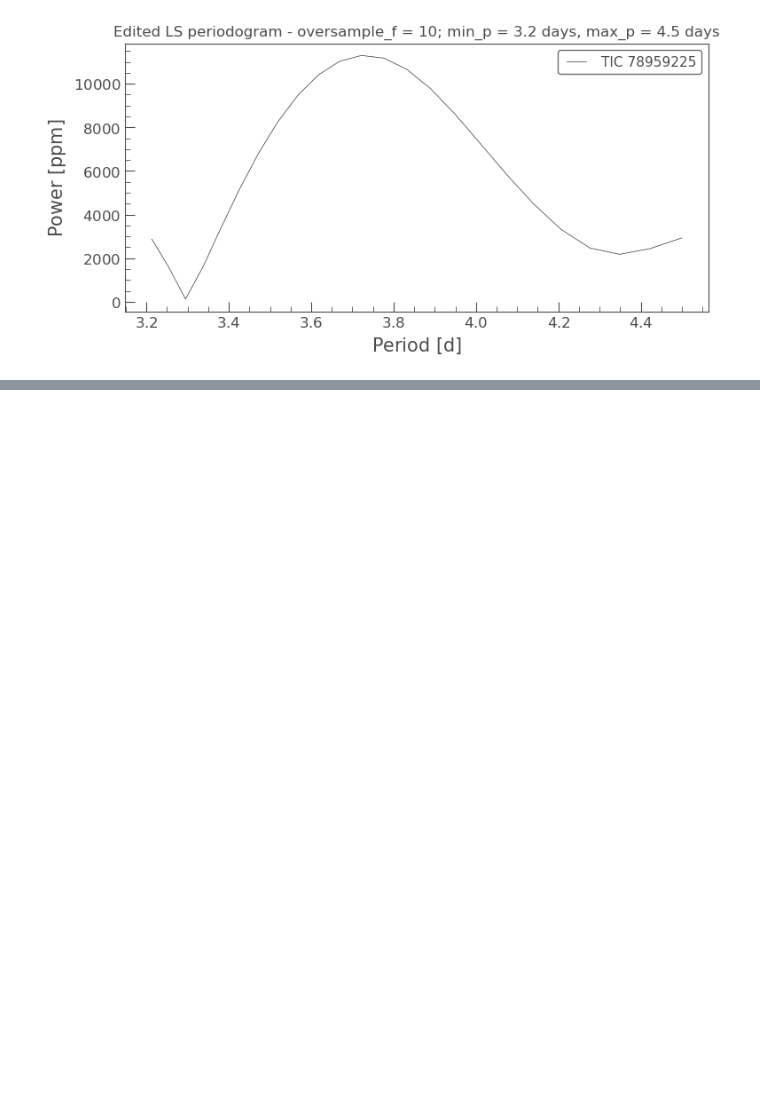
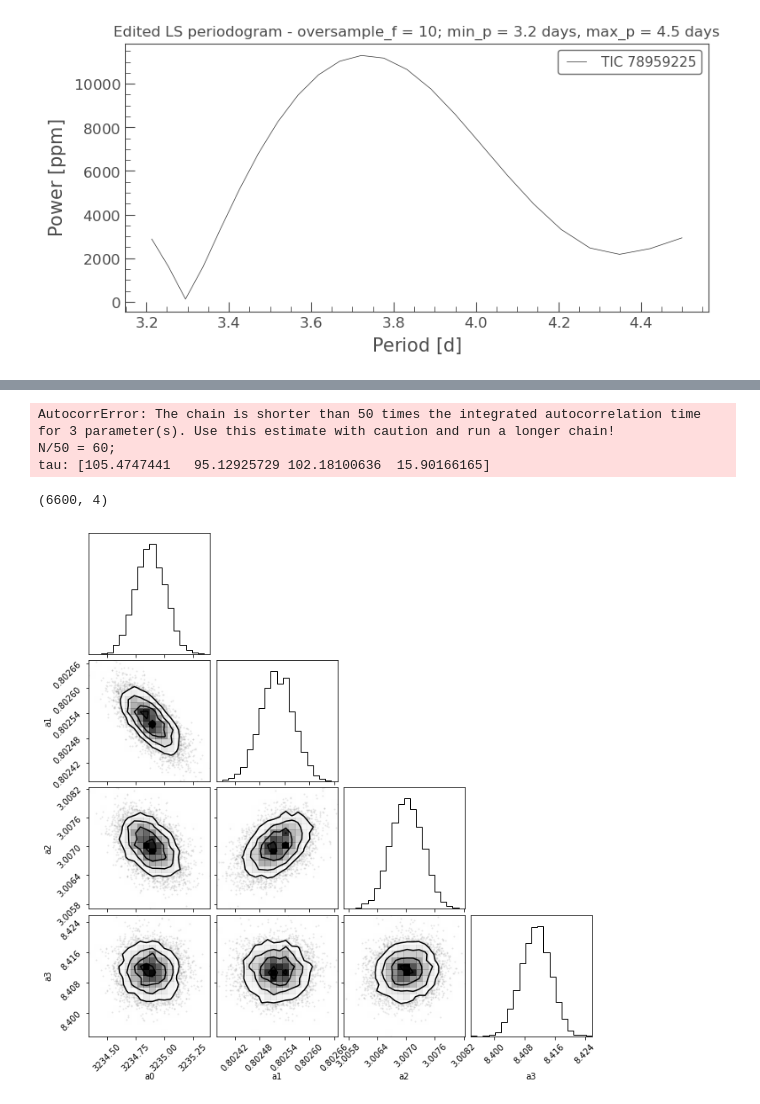
Before and after one commit to khraspyy/Y4MassiveStarsProject, a Jupyter notebook: Project/Codes/HD50896/lc3/HD50896_ts3.ipynb, the cells around one changed output, grey strips where cells are left out. Saved outputs shown, nothing was run; the diff lists cells and outputs as text; code cells hidden in the pictures; blank space fills up the shorter version.

```diff
--- a/Project/Codes/HD50896/lc3/HD50896_ts3.ipynb
+++ b/Project/Codes/HD50896/lc3/HD50896_ts3.ipynb
@@ -141,0 +262,18 @@ hd_lc3.write("hd050896_lc3.txt", format="ascii.fixed_width", overwrite=True)
+# %%
+tau = sampler.get_autocorr_time()
+print(tau)
+# %% [output]
+AutocorrError: The chain is shorter than 50 times the integrated autocorrelation time for 3 parameter(s). Use this estimate with caution and run a longer chain!
+N/50 = 60;
+tau: [105.4747441   95.12925729 102.18100636  15.90166165]
+# %%
+flat_samples = sampler.get_chain(discard=250, thin=50, flat=True)
+print(flat_samples.shape)
+# %% [output]
+(6600, 4)
+# %%
+fig = corner.corner(
+    flat_samples, labels=labels, truths=[a0_true, a1_true, a2_true, a3_true]
+);
+# %% [output]
+[figure, added]
```
Also changed, not shown: parts of 10 cells of this notebook.
